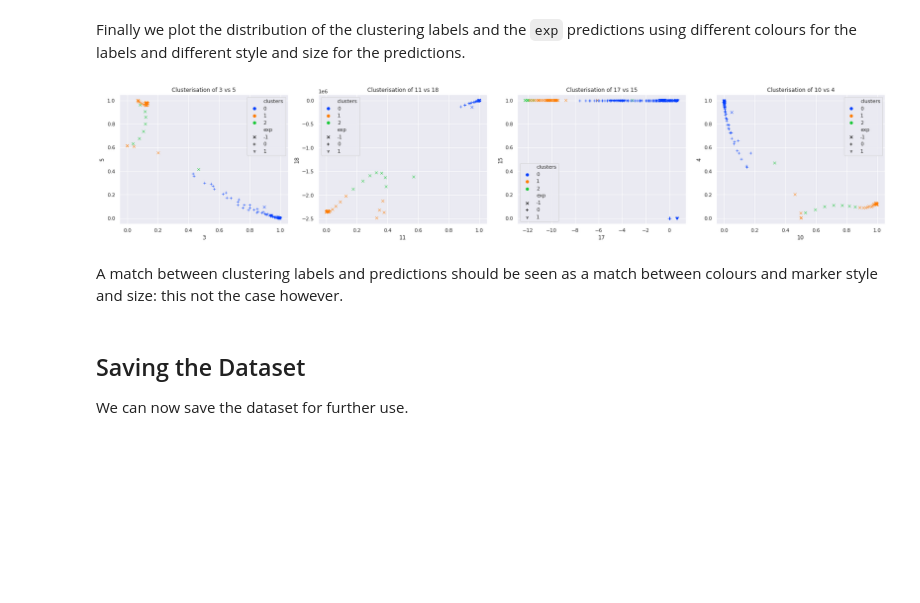
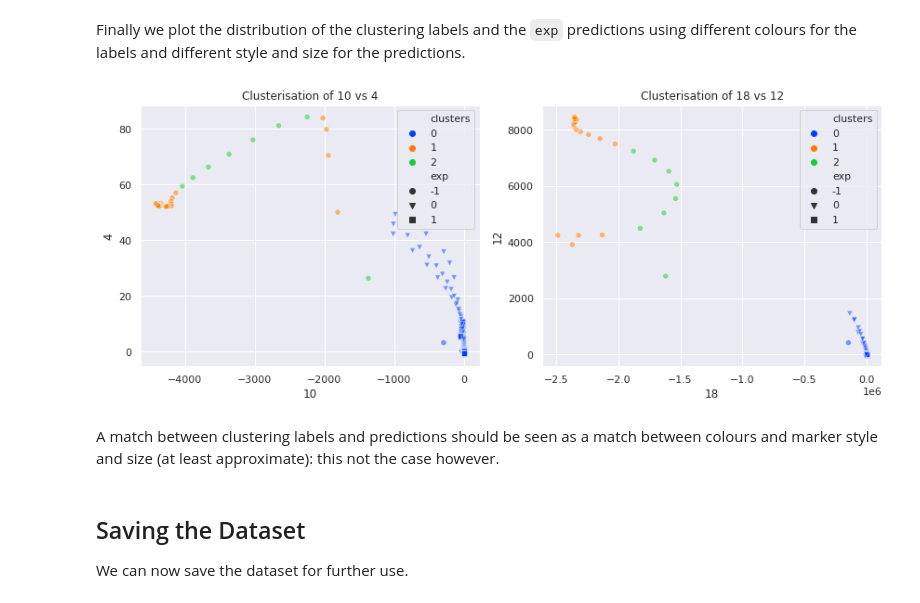
Before and after one commit to thesfinox/ml-sft-trunc, a Jupyter notebook: sft_level_trunc.ipynb, the cells around one changed output. Cells and saved outputs as stored; diff of their text form; code cells hidden in the pictures; blank space fills up the shorter version.

Commit message:
Improved output, data saved to csv in separate directory, improved slicing of dataframes
Signed-off-by: Riccardo Finotello <riccardo.finotello@gmail.com>

```diff
--- a/sft_level_trunc.ipynb
+++ b/sft_level_trunc.ipynb
@@ -554,5 +611,5 @@ n_clusters = pd.unique(df['exp']).shape[0]
 In order to do so we first select the features:
 # %%
 # remove the 0-th system as it won't improve anything (it's "too perfect"), take everything but "system", "init" and the label
-X = df.loc[df['system'] != 0].iloc[:,2:-1].values
+X = df.loc[df['system'] != 0].drop(columns = ['system', 'init', 'exp'])
 # %% [markdown]
@@ -604,50 +646,56 @@ Pipeline(steps=[('transform_1',
 # %% [markdown]
 We then include clustering labels and the `exp` column in a different dataframe for plotting:
 # %%
-data     = Pipeline(pipeline_steps[0:-1]).fit_transform(X) #-------------------- transform the X
-clusters = pipeline_trans.predict(X).reshape(-1, 1) #--------------------------- compute clustering labels
-label    = df.loc[df['system'] != 0]['exp'].values.reshape(-1, 1) #------------- add the extrapolated predictions
+data     = pipeline_trans.named_steps['transform_1'].transform(X) #---------------------------- transform the X
+clusters = clusters.reshape(-1, 1) #----------------------------------------------------------- get clustering labels
+label    = df.loc[df['system'] != 0]['exp'].values.reshape(-1, 1) #---------------------------- extract the extrapolated predictions
 
-column_list = df.loc[df['system'] != 0].iloc[:,2:-1].columns #------------------ create a list of column names to be chosen from
-plot_data = pd.DataFrame(data, columns = column_list) #------------------------- create a dataframe with training data
-plot_data['clusters'] = clusters #---------------------------------------------- save the labels of the clusters
-plot_data['exp']    = label #--------------------------------------------------- include the label
+column_list = df.loc[df['system'] != 0].drop(columns = ['system', 'init', 'exp']).columns #---- create a list of column names to be chosen from
+plot_data = pd.DataFrame(data, columns = column_list) #---------------------------------------- create a dataframe with training data
+plot_data['clusters'] = clusters #------------------------------------------------------------- save the labels of the clusters
+plot_data['exp']    = label #------------------------------------------------------------------ include the label
 # %% [markdown]
 Finally we plot the distribution of the clustering labels and the `exp` predictions using different colours for the labels and different style and size for the predictions.
 # %%
-choices = np.random.randint(low = 0, high = data.shape[1], size = (4, 2)) #----------------- random couples of features
-
 nrows = 1
-ncols = 4
+ncols = 2
 cluster_labels_fig, cluster_labels_plot = plt.subplots(nrows = nrows, ncols = ncols, figsize = (ncols * PLT_WIDTH, nrows * PLT_HEIGHT))
 
-for i in range(ncols):
-    choice_x = choices[i,0]
-    choice_y = choices[i,1]
-    if choice_y == choice_x:
-        choice_y += 1 #--------------------------------------------------------------------- do not plot same features
+sns.scatterplot(data    = plot_data,
+                x       = '10',
+                y       = '4',
+                hue     = 'clusters',
+                style   = 'exp',
+                legend  = 'full',
+                alpha   = 0.5,
+                palette = sns.color_palette('bright', n_clusters),
+                markers = ['o', 'v', 's'],
+                ax      = cluster_labels_plot[0]
+               )
+cluster_labels_plot[0].set(title = 'Clusterisation of {} vs {}'.format('10', '4'))
 
-    sns.scatterplot(data    = plot_data,
-                    x       = column_list[choice_x],
-                    y       = column_list[choice_y],
-                    hue     = 'clusters',
-                    style   = 'exp',
-                    legend  = 'full',
-                    palette = sns.color_palette('bright', n_clusters),
-                    markers = ['x', '+', '1'],
-                    ax      = cluster_labels_plot[i]
-                   )
-    cluster_labels_plot[i].set(title = 'Clusterisation of {} vs {}'.format(choice_x, choice_y), xlabel = choice_x, ylabel = choice_y)
+sns.scatterplot(data    = plot_data,
+                x       = '18',
+                y       = '12',
+                hue     = 'clusters',
+                style   = 'exp',
+                legend  = 'full',
+                alpha   = 0.5,
+                palette = sns.color_palette('bright', n_clusters),
+                markers = ['o', 'v', 's'],
+                ax      = cluster_labels_plot[1]
+               )
+cluster_labels_plot[1].set(title = 'Clusterisation of {} vs {}'.format('18', '12'))
 
 cluster_labels_fig.tight_layout()
 cluster_labels_fig.savefig(path.join(IMG_PATH, 'cluster_labels.pdf'), dpi = 300, format = 'pdf')
 cluster_labels_fig.savefig(path.join(IMG_PATH, 'cluster_labels.jpg'), dpi = 300, format = 'jpg', quality = 95, optimize = True, progressive = True)
 plt.show()
 plt.close(cluster_labels_fig)
 # %% [output]
-[figure, old version]
+[figure, new version]
 # %% [markdown]
-A match between clustering labels and predictions should be seen as a match between colours and marker style and size: this not the case however.
+A match between clustering labels and predictions should be seen as a match between colours and marker style and size (at least approximate): this not the case however.
 # %% [markdown]
 ## Saving the Dataset
 
```
Also changed, not shown: parts of 45 cells of this notebook, 10 other files.
